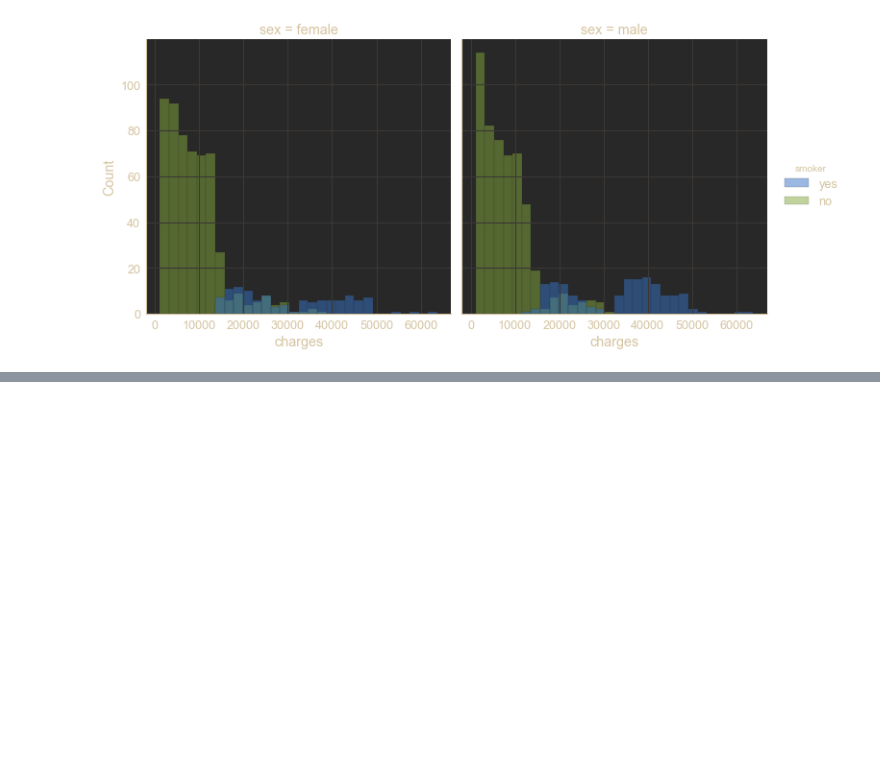
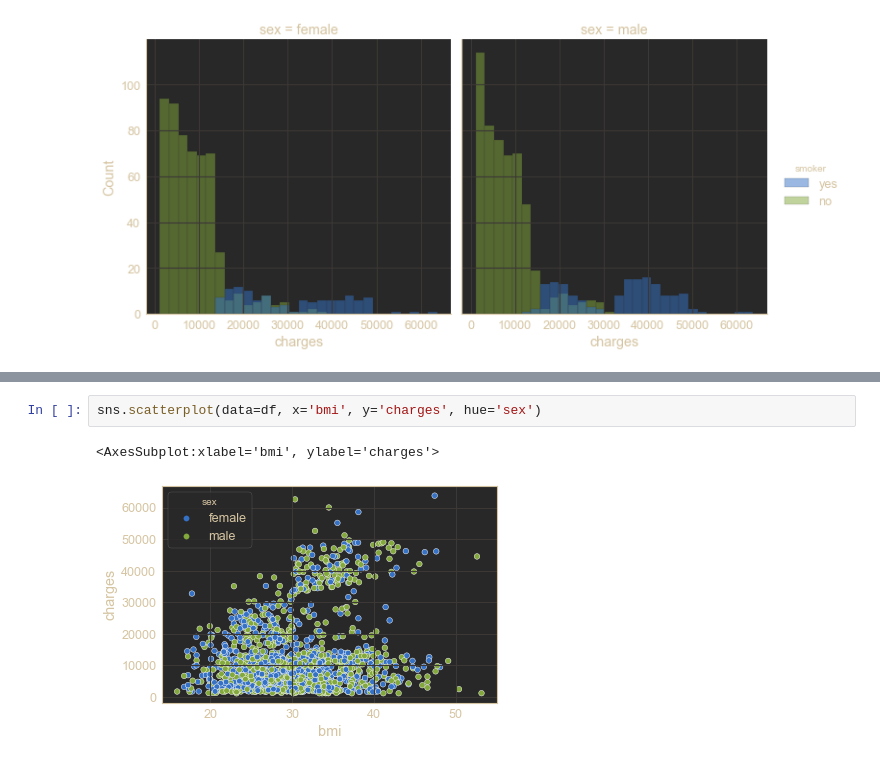
Before and after one commit to barnwalp/machine_learning, a Jupyter notebook: Visualization/insurance_visualization.ipynb, the cells around one changed output, grey strips where cells are left out. Cells and saved outputs as stored; diff of their text form; blank space fills up the shorter version.

```diff
--- a/Visualization/insurance_visualization.ipynb
+++ b/Visualization/insurance_visualization.ipynb
@@ -54,0 +89,5 @@ sns.displot(data=df, x='charges', hue='smoker', col='sex')
+# %%
+sns.scatterplot(data=df, x='bmi', y='charges', hue='sex')
+# %% [output]
+<AxesSubplot:xlabel='bmi', ylabel='charges'>
+[figure, added]
```
Also changed, not shown: parts of 12 cells of this notebook.
